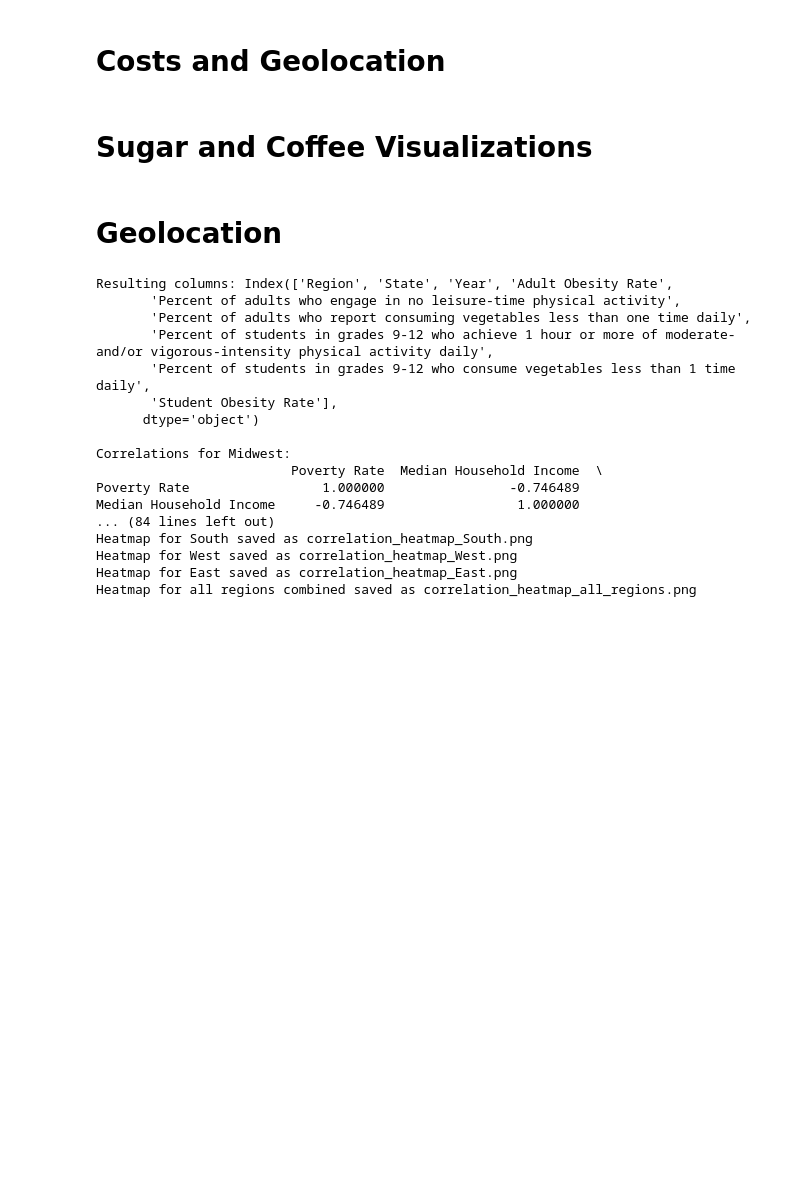
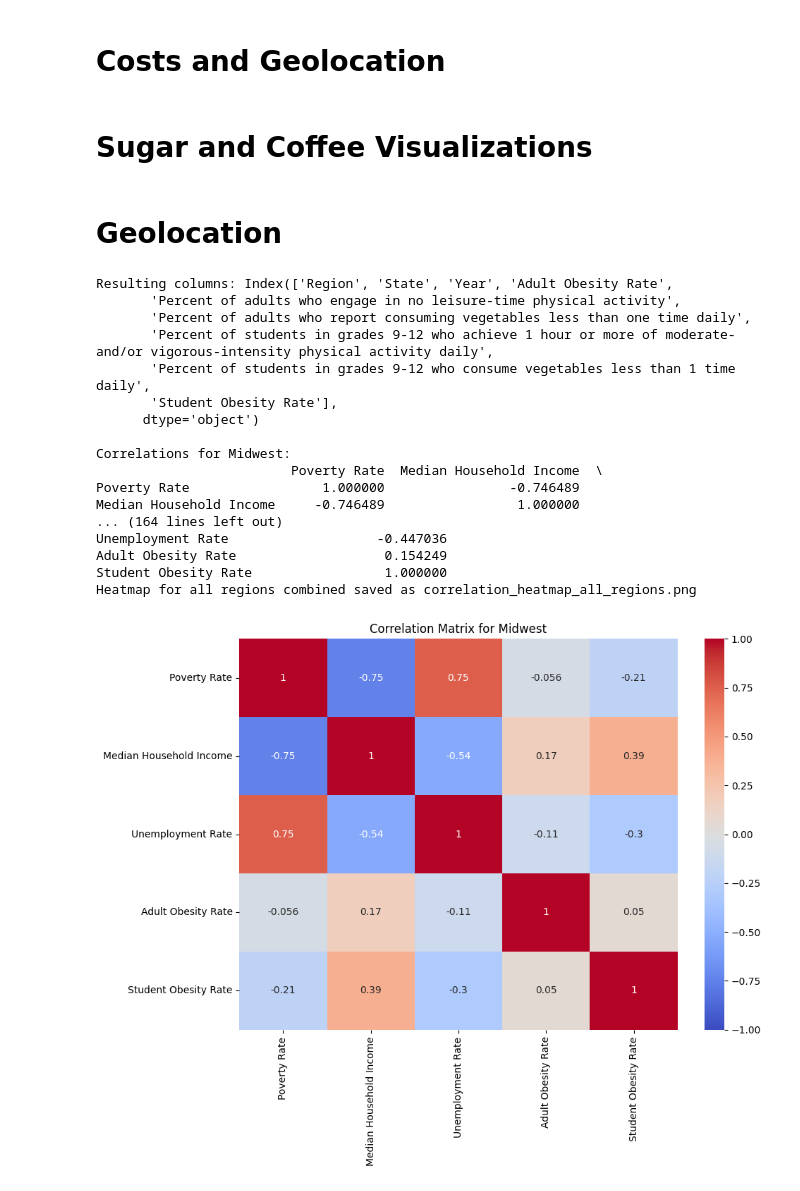
Before and after one commit to matchten/cit-datathon-2024, a Jupyter notebook: econ.ipynb, the cells around one changed output. Saved outputs shown, nothing was run; the diff lists cells and outputs as text; code cells hidden in the pictures; blank space fills up the shorter version.

```diff
--- a/econ.ipynb
+++ b/econ.ipynb
@@ -199,39 +199,38 @@ correlation_matrix = merged_data[['Poverty Rate', 'Median Household Income', 'Un
 
 def create_and_save_heatmap(correlation_matrix, region, output_path):
     plt.figure(figsize=(10, 8))
-    sns.heatmap(correlation_matrix, annot=True, cmap='RdBu_r', vmin=-1, vmax=1, center=0)
+    sns.heatmap(correlation_matrix, annot=True, cmap='coolwarm', vmin=-1, vmax=1, center=0)
     plt.title(f'Correlation Matrix for {region}')
     plt.tight_layout()
     plt.savefig(output_path)
-    plt.close()  # Close the figure to free up memory
-    plt.show()
 
 # Create and save heatmaps for each region
 for region, corr_matrix in correlations.items():
     output_path = f'correlation_heatmap_{region}.png'
     create_and_save_heatmap(corr_matrix, region, output_path)
     print(f"Heatmap for {region} saved as {output_path}")
     print(corr_matrix)
 
 # If you want to create a single heatmap for all regions combined:
 all_regions_corr = merged_data[['Poverty Rate', 'Median Household Income', 'Unemployment Rate', 'Adult Obesity Rate', 'Student Obesity Rate']].corr()
 create_and_save_heatmap(all_regions_corr, 'All Regions', 'correlation_heatmap_all_regions.png')
 print("Heatmap for all regions combined saved as correlation_heatmap_all_regions.png")
 # %% [output]
 Resulting columns: Index(['Region', 'State', 'Year', 'Adult Obesity Rate',
        'Percent of adults who engage in no leisure-time physical activity',
        'Percent of adults who report consuming vegetables less than one time daily',
        'Percent of students in grades 9-12 who achieve 1 hour or more of moderate-and/or vigorous-intensity physical activity daily',
        'Percent of students in grades 9-12 who consume vegetables less than 1 time daily',
        'Student Obesity Rate'],
       dtype='object')
 
 Correlations for Midwest:
                          Poverty Rate  Median Household Income  \
 Poverty Rate                 1.000000                -0.746489
 Median Household Income     -0.746489                 1.000000
-... (84 lines left out)
-Heatmap for South saved as correlation_heatmap_South.png
-Heatmap for West saved as correlation_heatmap_West.png
-Heatmap for East saved as correlation_heatmap_East.png
+... (164 lines left out)
+Unemployment Rate                   -0.447036
+Adult Obesity Rate                   0.154249
+Student Obesity Rate                 1.000000
 Heatmap for all regions combined saved as correlation_heatmap_all_regions.png
+[figure, added]
```
Also changed, not shown: parts of 1 cell of this notebook.
